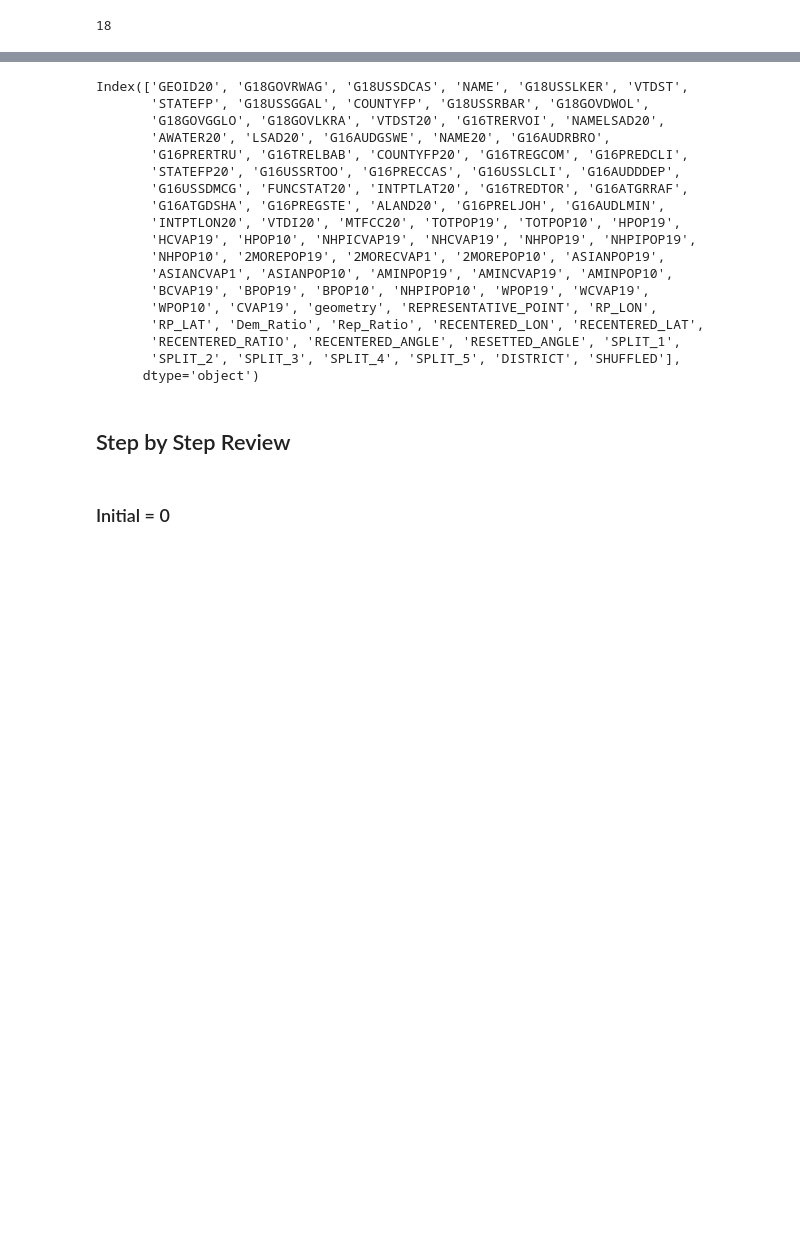
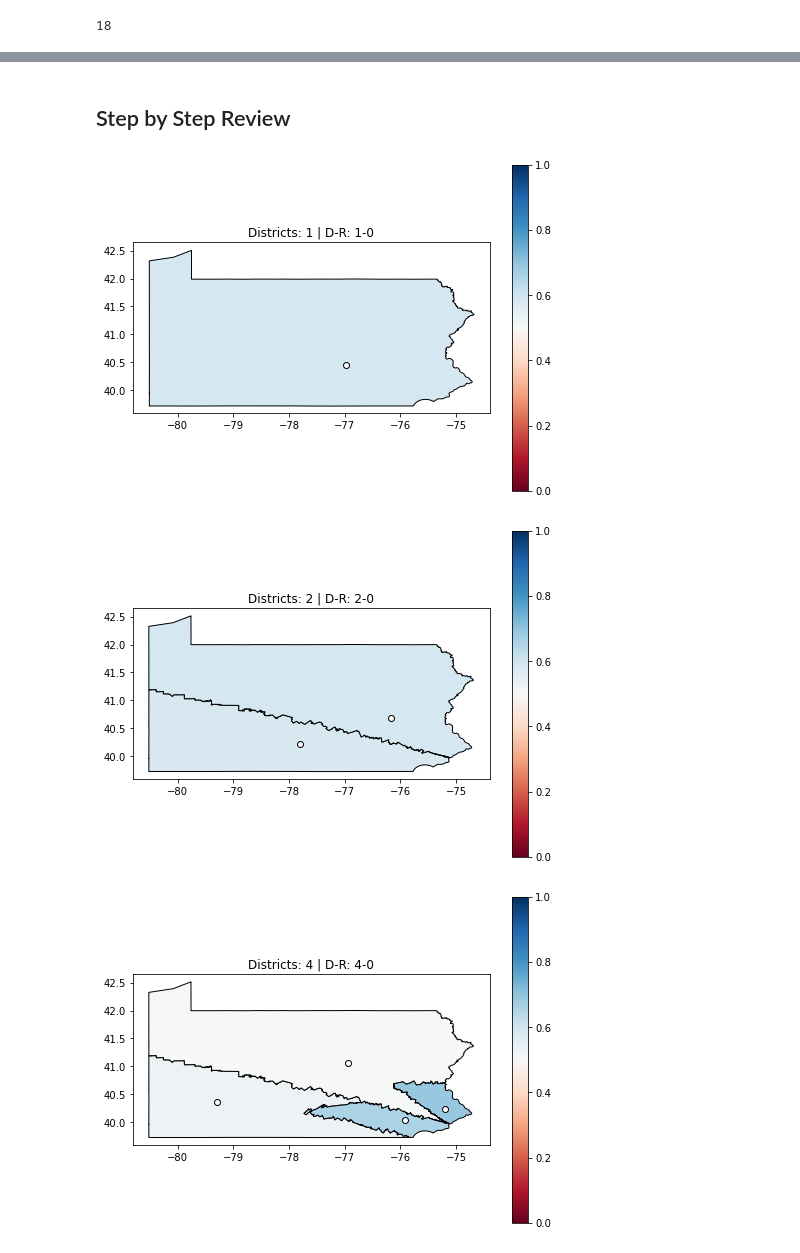
Before and after one commit to yagnesh7/clock-hand-redistricting, a Jupyter notebook: redistricting/split_review.ipynb, the cells around one changed output, grey strips where cells are left out. Saved outputs shown, nothing was run; the diff lists cells and outputs as text; code cells hidden in the pictures; blank space fills up the shorter version.

```diff
--- a/redistricting/split_review.ipynb
+++ b/redistricting/split_review.ipynb
@@ -220,24 +345,3 @@ districts_df.plot(cmap="tab20b")
-# %%
-all_districts.columns
-# %% [output]
-Index(['GEOID20', 'G18GOVRWAG', 'G18USSDCAS', 'NAME', 'G18USSLKER', 'VTDST',
-       'STATEFP', 'G18USSGGAL', 'COUNTYFP', 'G18USSRBAR', 'G18GOVDWOL',
-       'G18GOVGGLO', 'G18GOVLKRA', 'VTDST20', 'G16TRERVOI', 'NAMELSAD20',
-       'AWATER20', 'LSAD20', 'G16AUDGSWE', 'NAME20', 'G16AUDRBRO',
-       'G16PRERTRU', 'G16TRELBAB', 'COUNTYFP20', 'G16TREGCOM', 'G16PREDCLI',
-       'STATEFP20', 'G16USSRTOO', 'G16PRECCAS', 'G16USSLCLI', 'G16AUDDDEP',
-       'G16USSDMCG', 'FUNCSTAT20', 'INTPTLAT20', 'G16TREDTOR', 'G16ATGRRAF',
-       'G16ATGDSHA', 'G16PREGSTE', 'ALAND20', 'G16PRELJOH', 'G16AUDLMIN',
-       'INTPTLON20', 'VTDI20', 'MTFCC20', 'TOTPOP19', 'TOTPOP10', 'HPOP19',
-       'HCVAP19', 'HPOP10', 'NHPICVAP19', 'NHCVAP19', 'NHPOP19', 'NHPIPOP19',
-       'NHPOP10', '2MOREPOP19', '2MORECVAP1', '2MOREPOP10', 'ASIANPOP19',
-       'ASIANCVAP1', 'ASIANPOP10', 'AMINPOP19', 'AMINCVAP19', 'AMINPOP10',
-       'BCVAP19', 'BPOP19', 'BPOP10', 'NHPIPOP10', 'WPOP19', 'WCVAP19',
-       'WPOP10', 'CVAP19', 'geometry', 'REPRESENTATIVE_POINT', 'RP_LON',
-       'RP_LAT', 'Dem_Ratio', 'Rep_Ratio', 'RECENTERED_LON', 'RECENTERED_LAT',
-       'RECENTERED_RATIO', 'RECENTERED_ANGLE', 'RESETTED_ANGLE', 'SPLIT_1',
-       'SPLIT_2', 'SPLIT_3', 'SPLIT_4', 'SPLIT_5', 'DISTRICT', 'SHUFFLED'],
-      dtype='object')
 # %% [markdown]
 ## Step by Step Review
 # %%
@@ -270,4 +388,9 @@ def split_review(input_df, split, split_cols, plot_party=False):
 
     return districts_df
-# %% [markdown]
-### Initial = 0
+# %%
+for s in range(len(split_columns)+1):
+    _ = split_review(input_df=all_districts, split=s, split_cols=split_columns, plot_party=True)
+# %% [output]
+[figure, added]
+[figure, added]
+[figure, added]
```
Also changed, not shown: parts of 28 cells of this notebook.
